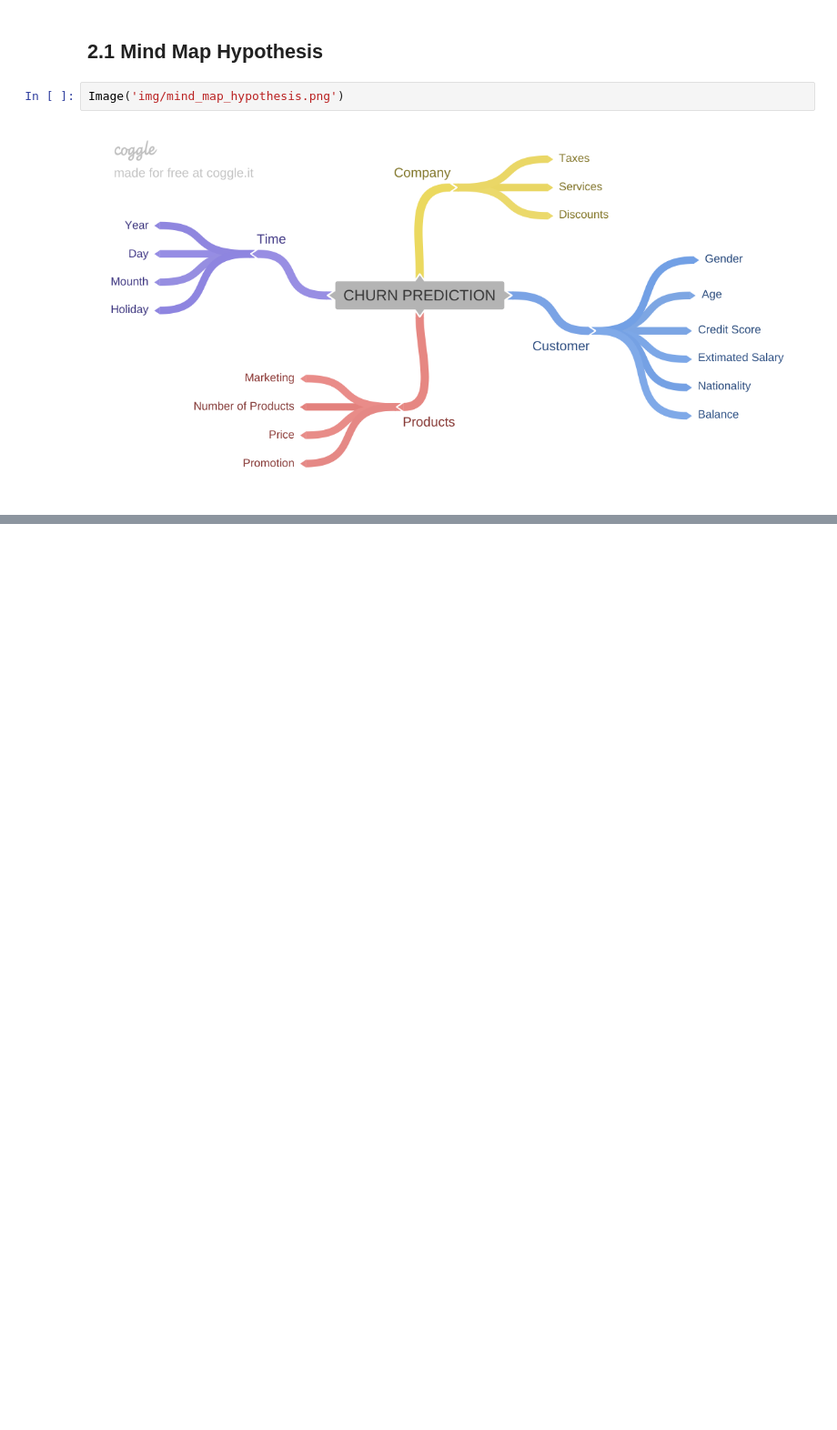
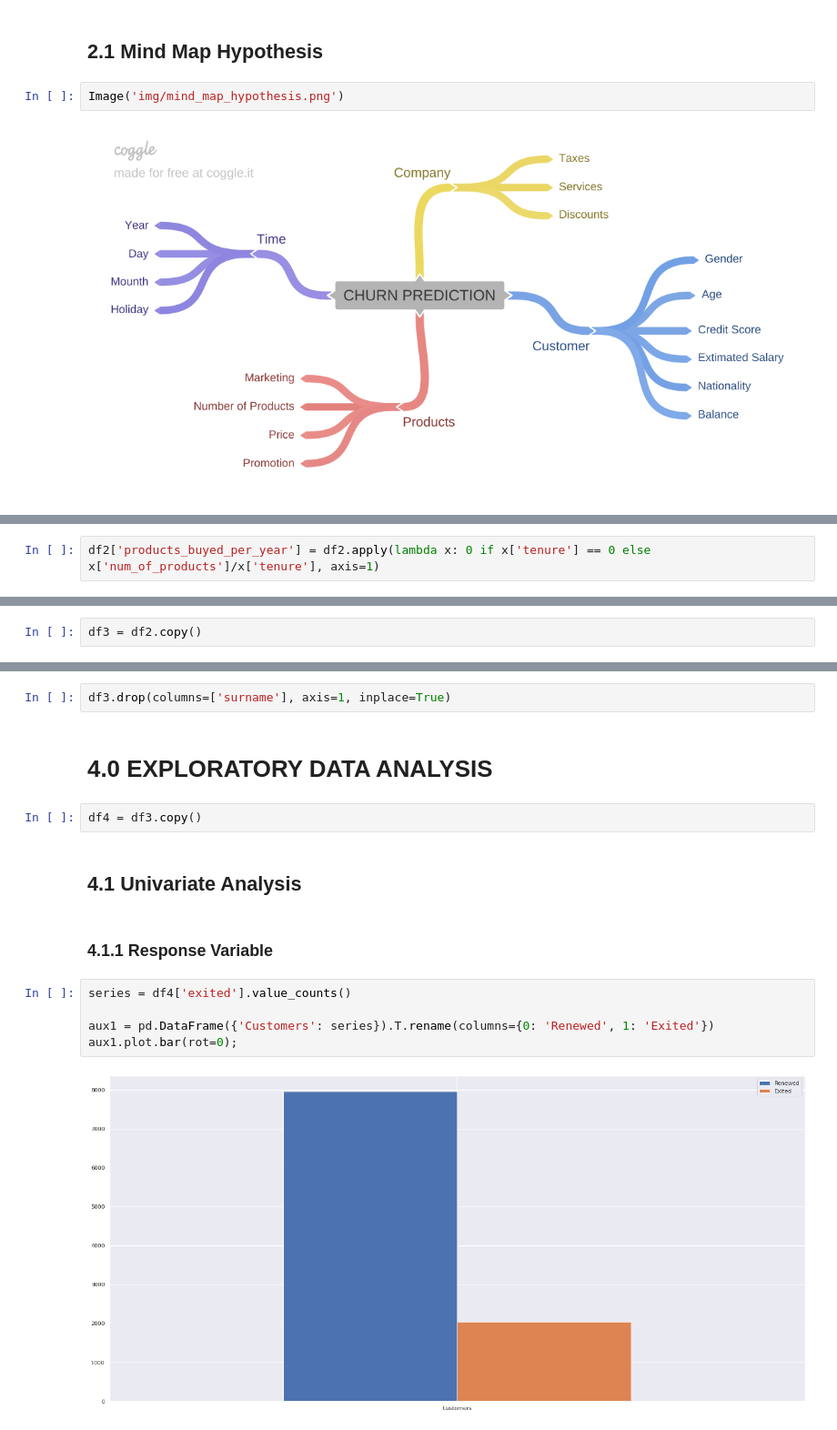
Before and after one commit to ronaldoi9/churn_prediction, a Jupyter notebook: churn_prediction.ipynb, the cells around one changed output, grey strips where cells are left out. Shown: that part at 91% size. Cells and saved outputs as stored; diff of their text form; blank space fills up the shorter version.

```diff
--- a/churn_prediction.ipynb
+++ b/churn_prediction.ipynb
@@ -271,0 +242,2 @@ Image('img/mind_map_hypothesis.png')
+# %%
+df2['products_buyed_per_year'] = df2.apply(lambda x: 0 if x['tenure'] == 0 else x['num_of_products']/x['tenure'], axis=1)
@@ -271,0 +246,2 @@ Image('img/mind_map_hypothesis.png')
+# %%
+df3 = df2.copy()
@@ -271,0 +250,17 @@ Image('img/mind_map_hypothesis.png')
+# %%
+df3.drop(columns=['surname'], axis=1, inplace=True)
+# %% [markdown]
+# 4.0 EXPLORATORY DATA ANALYSIS
+# %%
+df4 = df3.copy()
+# %% [markdown]
+## 4.1 Univariate Analysis
+# %% [markdown]
+### 4.1.1 Response Variable
+# %%
+series = df4['exited'].value_counts()
+
+aux1 = pd.DataFrame({'Customers': series}).T.rename(columns={0: 'Renewed', 1: 'Exited'})
+aux1.plot.bar(rot=0);
+# %% [output]
+[figure, added]
```
Also changed, not shown: parts of 109 cells of this notebook.
